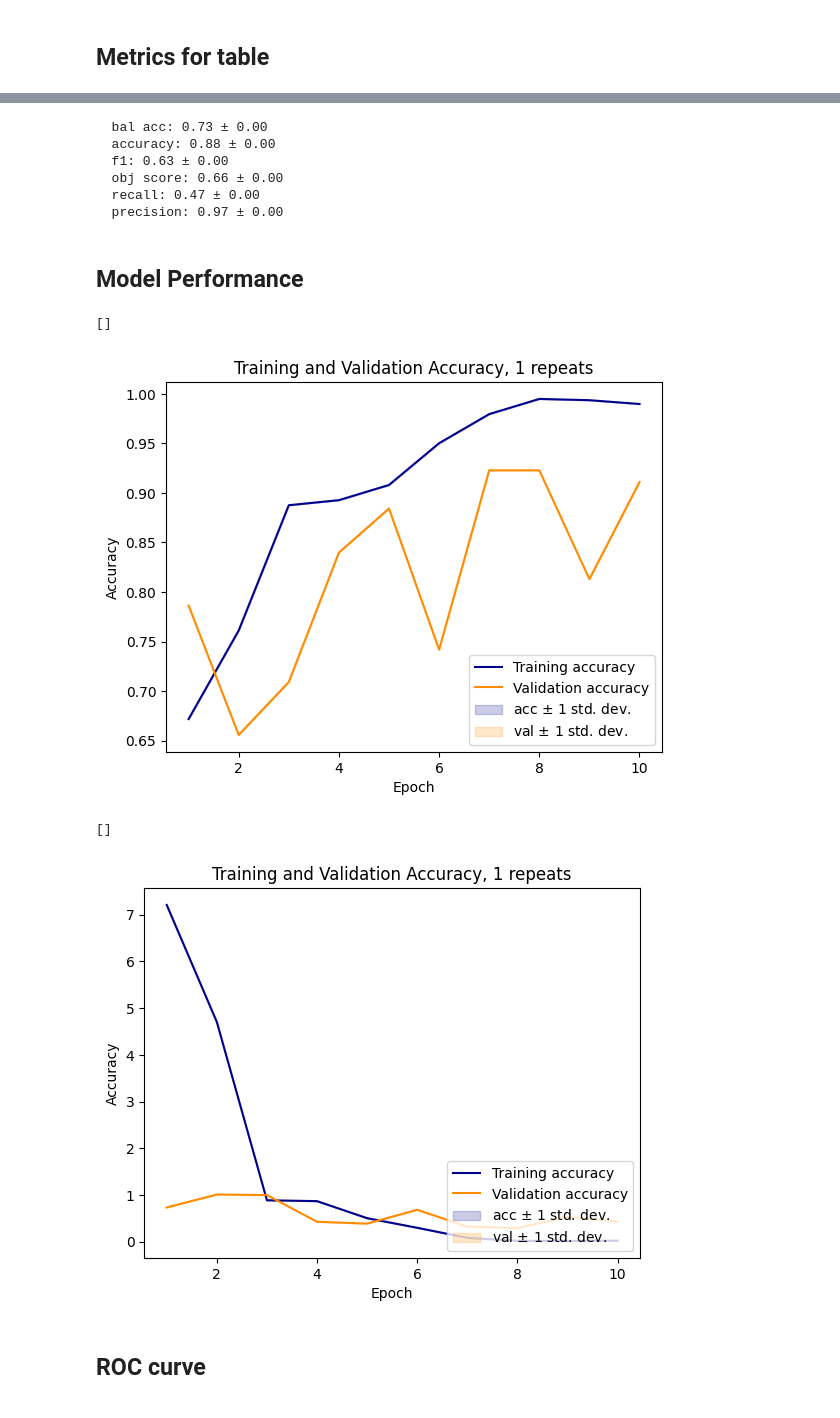
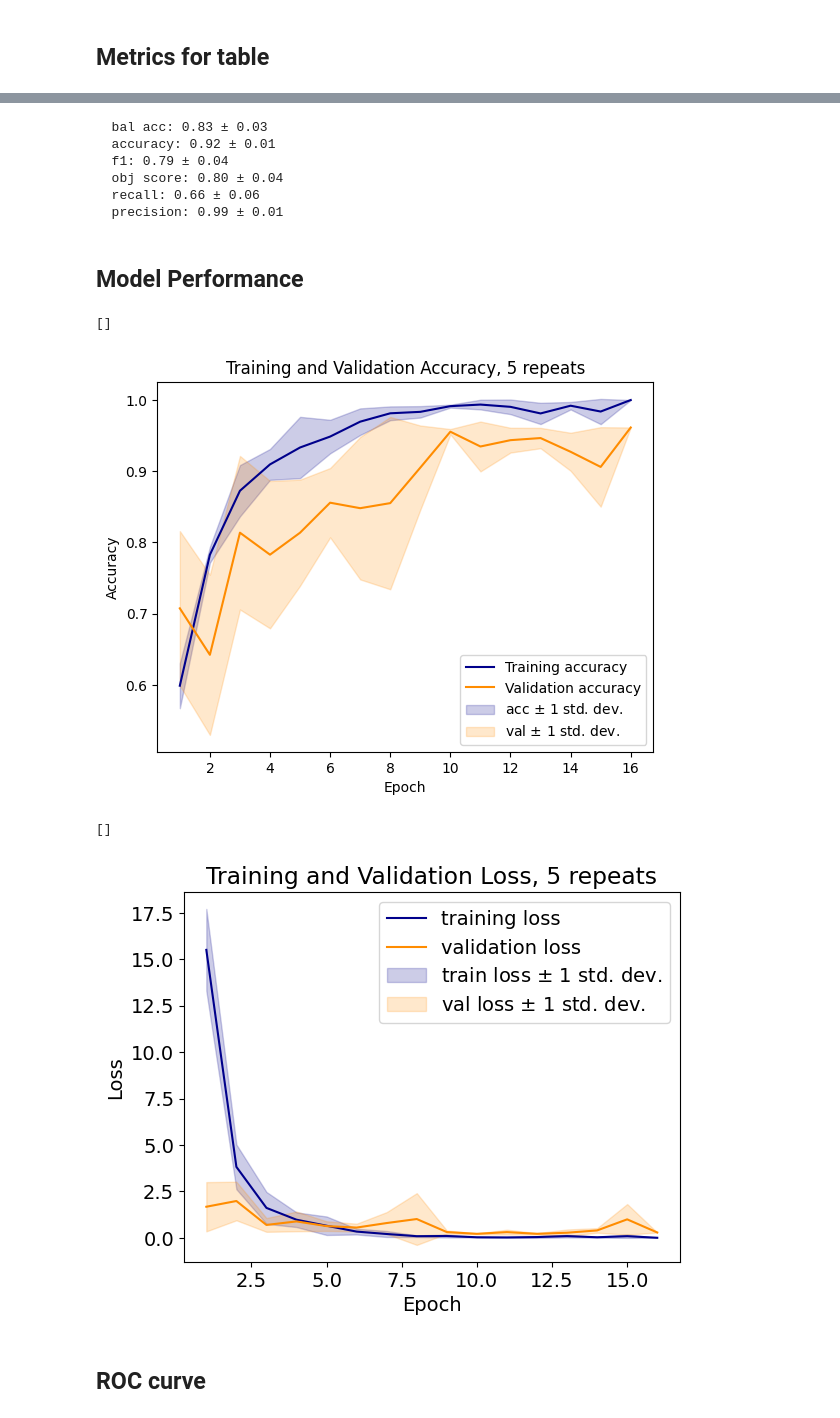
Before and after one commit to patcourts/ES98C-ECG-Project, a Jupyter notebook: src/NN- binary.ipynb, the cells around one changed output, grey strips where cells are left out. Saved outputs shown, nothing was run; the diff lists cells and outputs as text; code cells hidden in the pictures.

```diff
--- a/src/NN- binary.ipynb
+++ b/src/NN- binary.ipynb
@@ -104,7 +104,7 @@ Class Weights: {0: 0.6462264150943396, 1: 2.2096774193548385}
 # %%
 # Define hyperparameters - find out what should be - currently done through trial and error
 DEPTH = 1  #number of convolutional layers
-FILTERS = 8  #number of filters in each layer
+FILTERS = 16  #number of filters in each layer
 k = 3  # kernel size
 
 # initialise model
@@ -366,12 +389,12 @@ for metric, (mean_value, std_value) in averaged_scores.items():
     print(f'  {metric}: {mean_value:.2f} ± {std_value:.2f}')
 print()
 # %% [output]
-  bal acc: 0.73 ± 0.00
-  accuracy: 0.88 ± 0.00
-  f1: 0.63 ± 0.00
-  obj score: 0.66 ± 0.00
-  recall: 0.47 ± 0.00
-  precision: 0.97 ± 0.00
+  bal acc: 0.83 ± 0.03
+  accuracy: 0.92 ± 0.01
+  f1: 0.79 ± 0.04
+  obj score: 0.80 ± 0.04
+  recall: 0.66 ± 0.06
+  precision: 0.99 ± 0.01
 # %%
 #need to make all epoch arrays same length so averages can be calculated
 accuracy_list = []
@@ -462,35 +485,35 @@ plt.savefig('figures\\train_vs_val_acc.png', bbox_inches='tight')
 plt.plot()
 # %% [output]
 []
-[figure, old version]
+[figure, new version]
 # %%
 #same for loss
 
 full_loss_list = []
 full_val_loss_list = []
 for i in range(repeats):
     full_loss_list.append(history_dict['loss'][i])
     full_val_loss_list.append(history_dict['val_loss'][i])
 
 average_loss = np.mean(full_loss_list, axis = 0)
 average_val_loss = np.mean(full_val_loss_list, axis=0)
 std_loss = np.std(full_loss_list, axis=0)
 std_val_loss = np.std(full_val_loss_list, axis=0)
 
 
-plt.plot(epochs, average_loss, color='darkblue', label='Training accuracy')
-plt.plot(epochs, average_val_loss, color='darkorange', label='Validation accuracy')
-plt.fill_between(epochs, average_loss - std_loss, average_loss + std_loss, color='darkblue', alpha=.2, label=r'acc $\pm$ 1 std. dev.')
-plt.fill_between(epochs, average_val_loss - std_val_loss, average_val_loss + std_val_loss, color='darkorange', alpha=.2, label=r'val $\pm$ 1 std. dev.')
-plt.title(f'Training and Validation Accuracy, {repeats} repeats')
+plt.plot(epochs, average_loss, color='darkblue', label='training loss')
+plt.plot(epochs, average_val_loss, color='darkorange', label='validation loss')
+plt.fill_between(epochs, average_loss - std_loss, average_loss + std_loss, color='darkblue', alpha=.2, label=r'train loss $\pm$ 1 std. dev.')
+plt.fill_between(epochs, average_val_loss - std_val_loss, average_val_loss + std_val_loss, color='darkorange', alpha=.2, label=r'val loss $\pm$ 1 std. dev.')
+plt.title(f'Training and Validation Loss, {repeats} repeats')
 plt.xlabel('Epoch')
-plt.ylabel('Accuracy')
-plt.legend(loc='lower right')
+plt.ylabel('Loss')
+plt.legend(loc='upper right')
 plt.savefig('figures\\train_vs_val_loss.png', bbox_inches='tight')
 plt.plot()
 # %% [output]
 []
-[figure, old version]
+[figure, new version]
 # %% [markdown]
 ## ROC curve
 # %%
```
Also changed, not shown: parts of 9 cells of this notebook, 16 other files.
